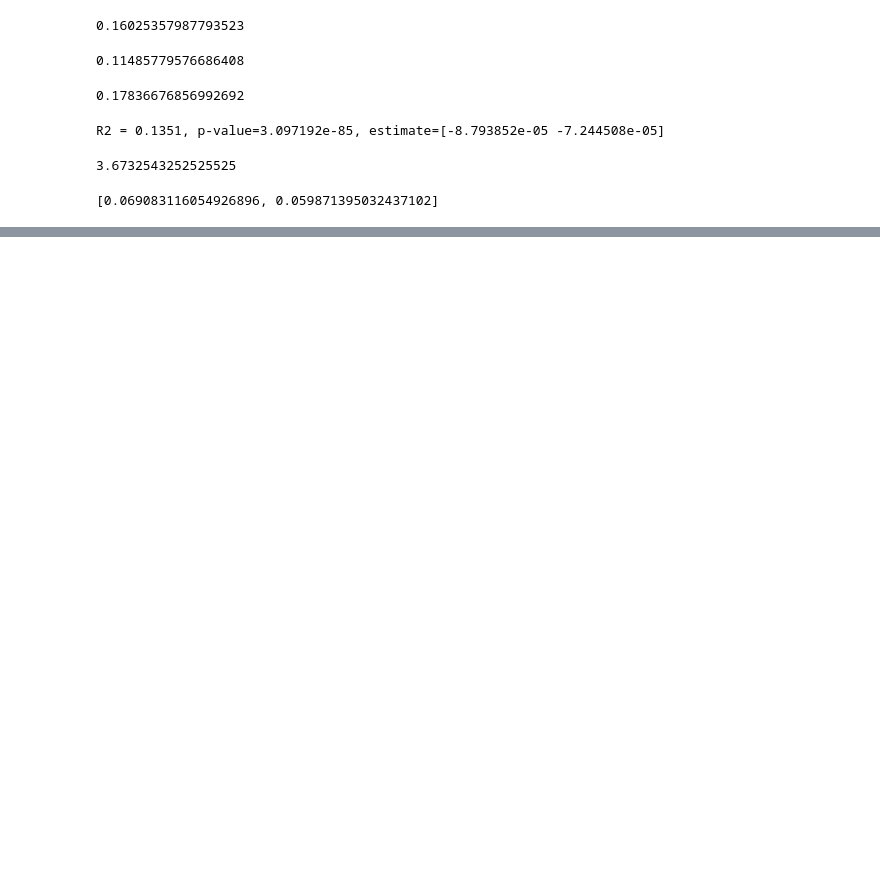
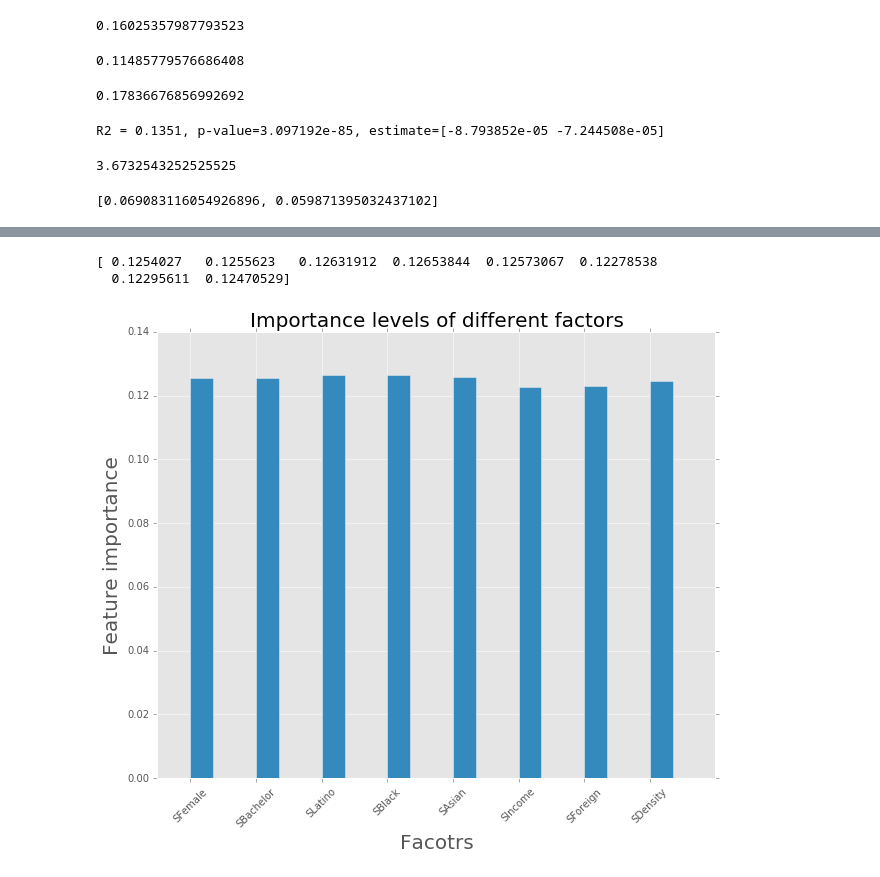
Before and after one commit to jz2575/PUI2016_jz2575, a Jupyter notebook: EC_Project_jz2575/PUI2016_EC_Project.ipynb, the cells around one changed output, grey strips where cells are left out. Drawn from its saved outputs; the diff is of its cells as text; code cells hidden in the pictures; blank space fills up the shorter version.

```diff
--- a/EC_Project_jz2575/PUI2016_EC_Project.ipynb
+++ b/EC_Project_jz2575/PUI2016_EC_Project.ipynb
@@ -691,0 +591,26 @@ ax.set_xticklabels(['TFemale', 'TSeniors', 'TBlack', 'TLatino', 'TAsian',\
+# %%
+col = ['SFemale', 'SBachelor','SLatino','SBlack', 'SAsian',\
+                 'SIncome', 'SForeign', 'SDensity']
+data_new = data[col]
+data_new = data_new.dropna()
+
+clf = RandomForestClassifier(n_estimators=100)
+model = clf.fit(data_new, data.Strump)
+print model.feature_importances_
+
+array_a = list(np.arange(len(data_new.columns)))
+
+fig = plt.figure(figsize=(10,8))
+ax = fig.add_subplot(111)
+ax.bar(array_a, model.feature_importances_, 0.35)
+ax.set_ylabel('Feature importance', fontsize=20)
+ax.set_xlabel('Facotrs', fontsize=20)
+ax.set_title('Importance levels of different factors', fontsize=20)
+ax.set_xlim(-0.5, len(array_a))
+ax.set_xticks(array_a)
+ax.set_xticklabels(col, rotation=45)
+plt.show()
+# %% [output]
+[ 0.1254027   0.1255623   0.12631912  0.12653844  0.12573067  0.12278538
+  0.12295611  0.12470529]
+[figure, added]
```
Also changed, not shown: parts of 32 cells of this notebook.
